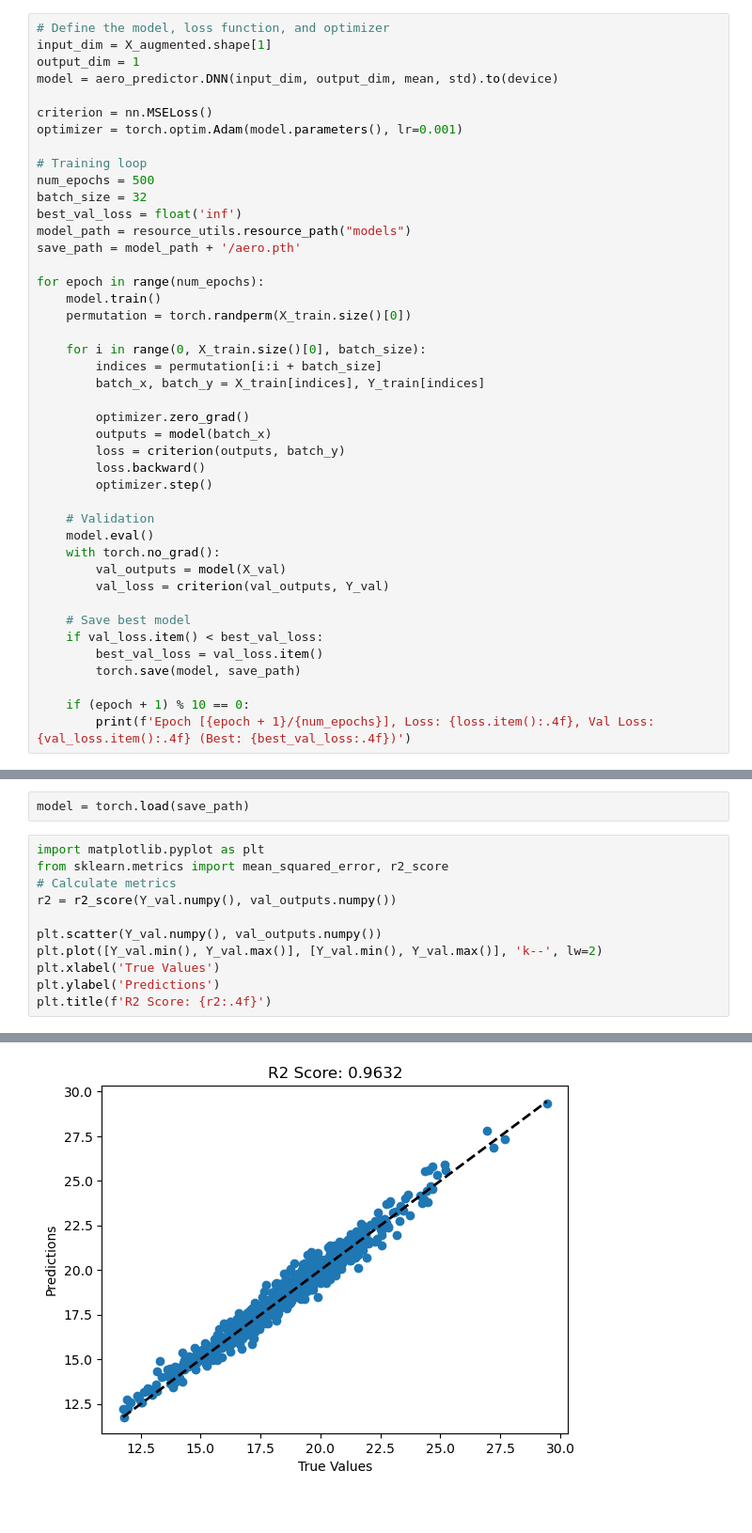
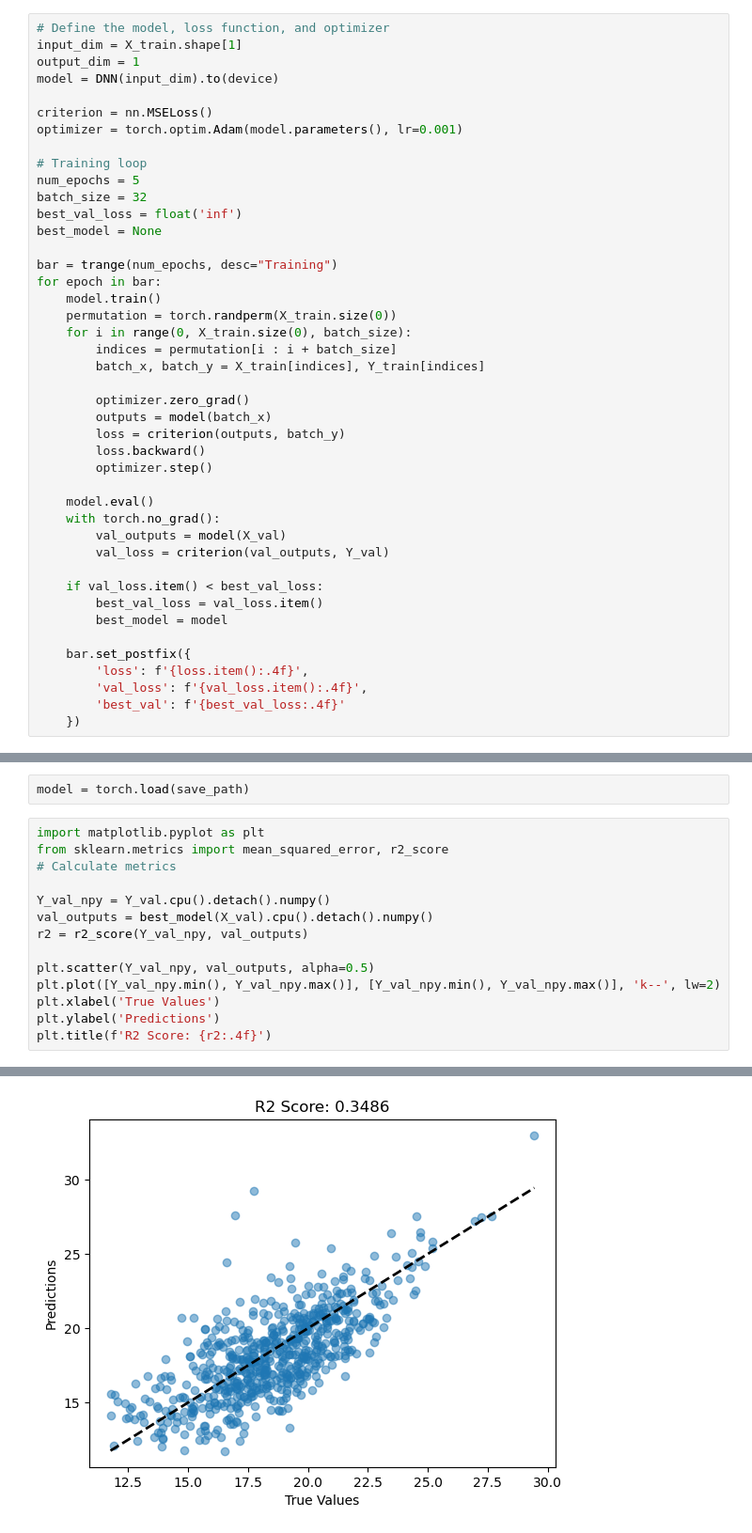
Before and after one commit to yazan-abu-obaideh/biked-commons, a Jupyter notebook: src/biked_commons/prediction/train_aero.ipynb, the cells around one changed output, grey strips where cells are left out. Shown at 94% size. Cells and saved outputs as stored; diff of their text form.

```diff
--- a/src/biked_commons/prediction/train_aero.ipynb
+++ b/src/biked_commons/prediction/train_aero.ipynb
@@ -41,26 +35,25 @@ std = X_augmented.std(axis=0)
 X_train, X_val, Y_train, Y_val = train_test_split(X_tv_tens, Y_tv_tens, test_size=0.2, random_state=42)
 # %%
 # Define the model, loss function, and optimizer
-input_dim = X_augmented.shape[1]
+input_dim = X_train.shape[1]
 output_dim = 1
-model = aero_predictor.DNN(input_dim, output_dim, mean, std).to(device)
+model = DNN(input_dim).to(device)
 
 criterion = nn.MSELoss()
 optimizer = torch.optim.Adam(model.parameters(), lr=0.001)
 
 # Training loop
-num_epochs = 500
+num_epochs = 5
 batch_size = 32
 best_val_loss = float('inf')
-model_path = resource_utils.resource_path("models")
-save_path = model_path + '/aero.pth'
+best_model = None
 
-for epoch in range(num_epochs):
+bar = trange(num_epochs, desc="Training")
+for epoch in bar:
     model.train()
-    permutation = torch.randperm(X_train.size()[0])
-
-    for i in range(0, X_train.size()[0], batch_size):
-        indices = permutation[i:i + batch_size]
+    permutation = torch.randperm(X_train.size(0))
+    for i in range(0, X_train.size(0), batch_size):
+        indices = permutation[i : i + batch_size]
         batch_x, batch_y = X_train[indices], Y_train[indices]
 
         optimizer.zero_grad()
@@ -69,16 +62,17 @@ for epoch in range(num_epochs):
         loss.backward()
         optimizer.step()
 
-    # Validation
     model.eval()
     with torch.no_grad():
         val_outputs = model(X_val)
         val_loss = criterion(val_outputs, Y_val)
 
-    # Save best model
     if val_loss.item() < best_val_loss:
         best_val_loss = val_loss.item()
-        torch.save(model, save_path)
+        best_model = model
 
-    if (epoch + 1) % 10 == 0:
-        print(f'Epoch [{epoch + 1}/{num_epochs}], Loss: {loss.item():.4f}, Val Loss: {val_loss.item():.4f} (Best: {best_val_loss:.4f})')
+    bar.set_postfix({
+        'loss': f'{loss.item():.4f}',
+        'val_loss': f'{val_loss.item():.4f}',
+        'best_val': f'{best_val_loss:.4f}'
+    })
@@ -106,10 +85,13 @@ model = torch.load(save_path)
 import matplotlib.pyplot as plt
 from sklearn.metrics import mean_squared_error, r2_score
 # Calculate metrics
-r2 = r2_score(Y_val.numpy(), val_outputs.numpy())
 
-plt.scatter(Y_val.numpy(), val_outputs.numpy())
-plt.plot([Y_val.min(), Y_val.max()], [Y_val.min(), Y_val.max()], 'k--', lw=2)
+Y_val_npy = Y_val.cpu().detach().numpy()
+val_outputs = best_model(X_val).cpu().detach().numpy()
+r2 = r2_score(Y_val_npy, val_outputs)
+
+plt.scatter(Y_val_npy, val_outputs, alpha=0.5)
+plt.plot([Y_val_npy.min(), Y_val_npy.max()], [Y_val_npy.min(), Y_val_npy.max()], 'k--', lw=2)
 plt.xlabel('True Values')
 plt.ylabel('Predictions')
 plt.title(f'R2 Score: {r2:.4f}')
@@ -118,4 +100,4 @@ Text(0.5, 1.0, 'R2 Score: 0.9632')
-[figure, old version]
+[figure, new version]
 # %%
 import evaluators
 
```
Also changed, not shown: parts of 8 cells of this notebook, 22 other files.
